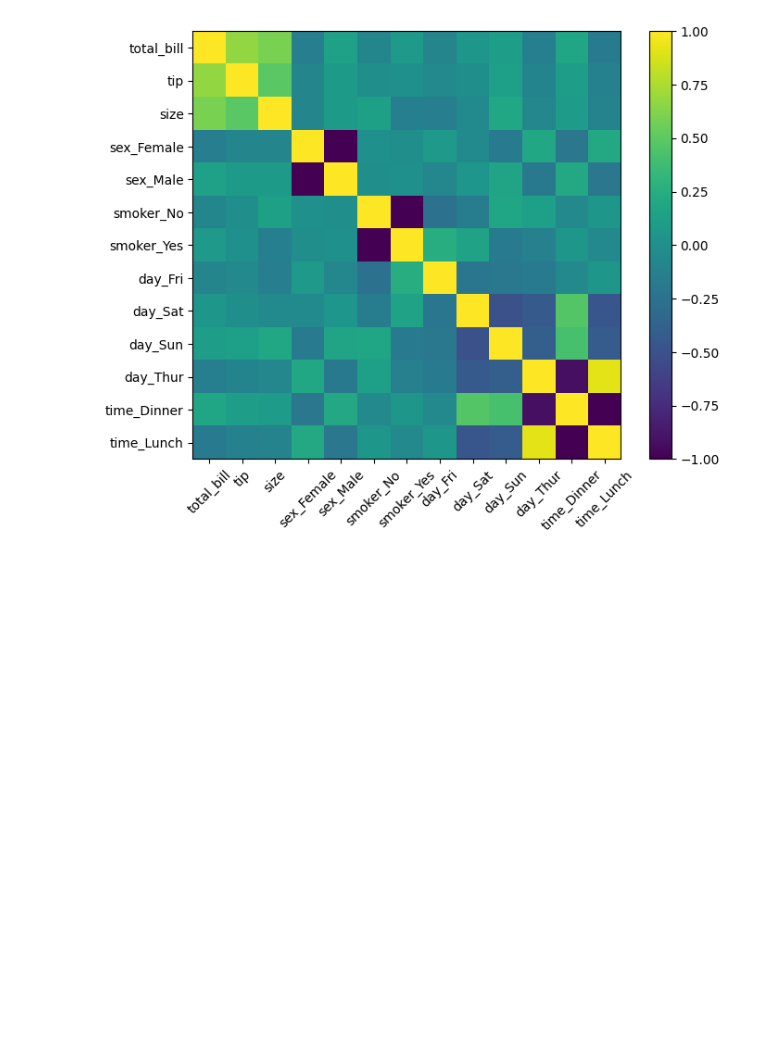
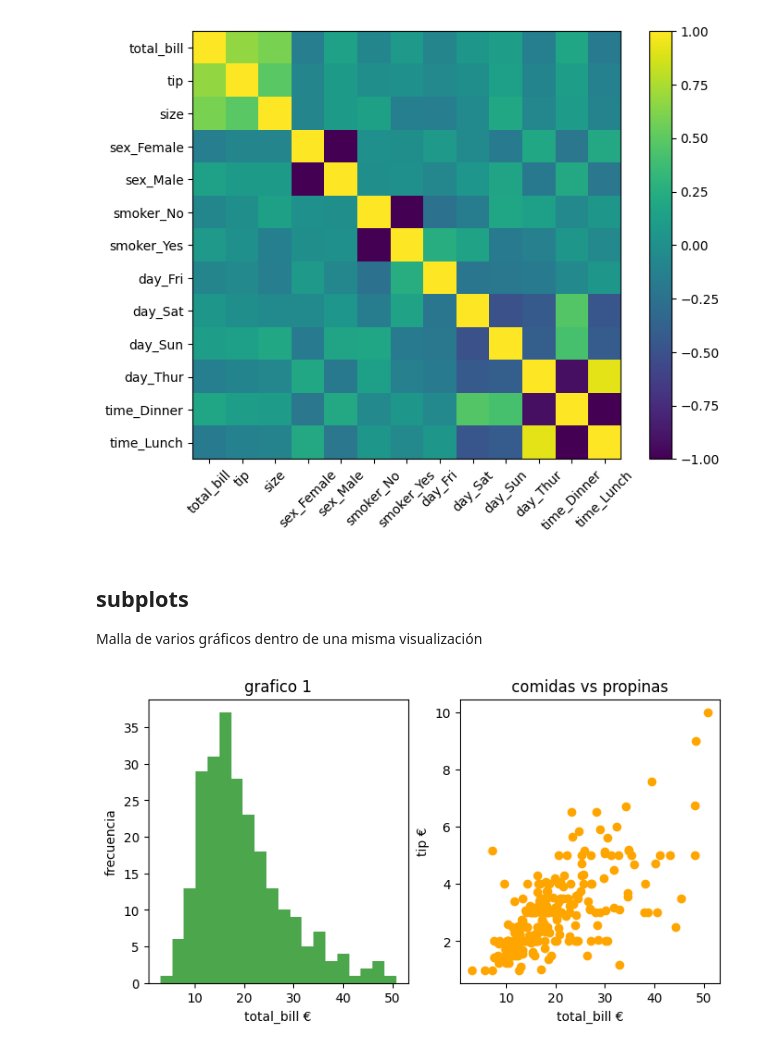
Before and after one commit to certidevs/curso-2025-07-visualizacion, a Jupyter notebook: clase.ipynb, the cells around one changed output. Saved outputs shown, nothing was run; the diff lists cells and outputs as text; code cells hidden in the pictures; blank space fills up the shorter version.

Commit message:
matplotlib subplots

```diff
--- a/clase.ipynb
+++ b/clase.ipynb
@@ -273,3 +273,22 @@ plt.yticks(ticks=range(len(labels)), labels=labels);
 plt.colorbar();
 # %% [output]
 [figure]
+# %% [markdown]
+## subplots
+
+Malla de varios gráficos dentro de una misma visualización
+# %%
+# plt.subplots(nrows=2, ncols=2)
+fig, axes = plt.subplots(1, 2, figsize=(8,4))
+
+axes[0].hist(df['total_bill'], bins=20, alpha=0.7, color='green');
+axes[0].set_title('grafico 1')
+axes[0].set_xlabel('total_bill €')
+axes[0].set_ylabel('frecuencia')
+
+axes[1].scatter(df['total_bill'], df['tip'], color='orange')
+axes[1].set_title('comidas vs propinas')
+axes[1].set_xlabel('total_bill €')
+axes[1].set_ylabel('tip €');
+# %% [output]
+[figure, added]
```
Also changed, not shown: parts of 1 cell of this notebook, 1 other file.
